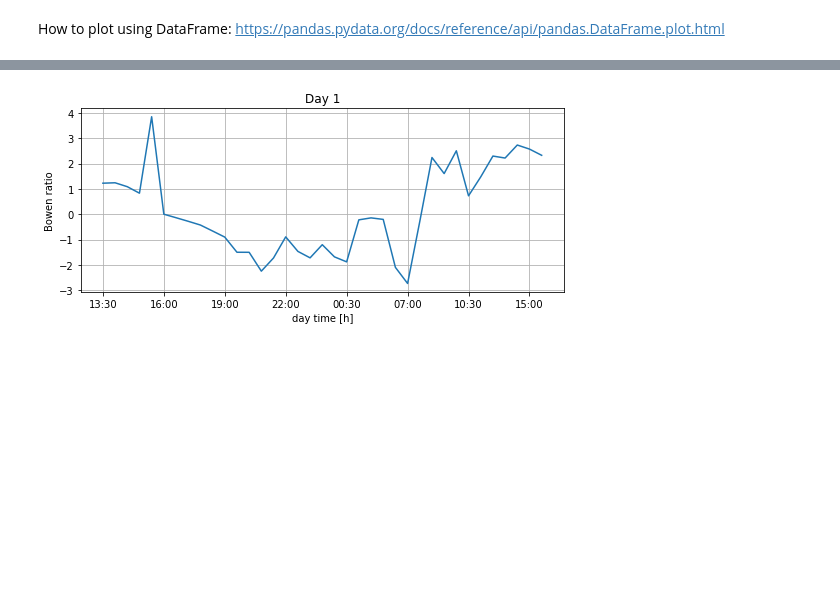
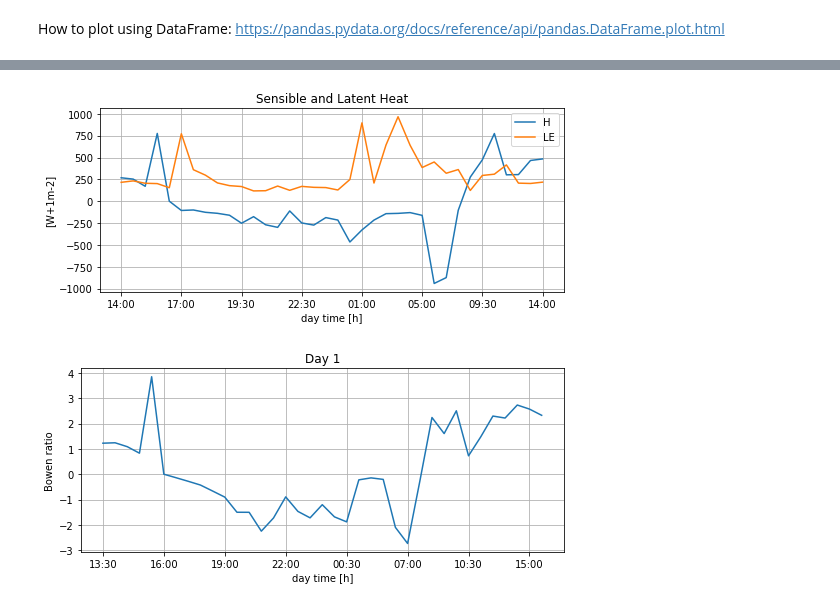
Before and after one commit to stelakus/BTR_DataAnalysis, a Jupyter notebook: Testing_data_plotting.ipynb, the cells around one changed output, grey strips where cells are left out. Saved outputs shown, nothing was run; the diff lists cells and outputs as text; code cells hidden in the pictures; blank space fills up the shorter version.

```diff
--- a/Testing_data_plotting.ipynb
+++ b/Testing_data_plotting.ipynb
@@ -356,3 +261,13 @@ fig.legend(handles=[day1, day2])
+# %%
+sample.plot("time", ["H","LE"])
+plt.ylabel('[W+1m-2]')
+plt.xlabel('day time [h]')
+
+plt.grid(True)
+plt.title("Sensible and Latent Heat")
+plt.show()
+# %% [output]
+[figure, added]
 # %%
 sample5.plot("time", "Bowen ratio", legend=False)
 plt.ylabel('Bowen ratio')
```
Also changed, not shown: parts of 37 cells of this notebook, 5 other files.
